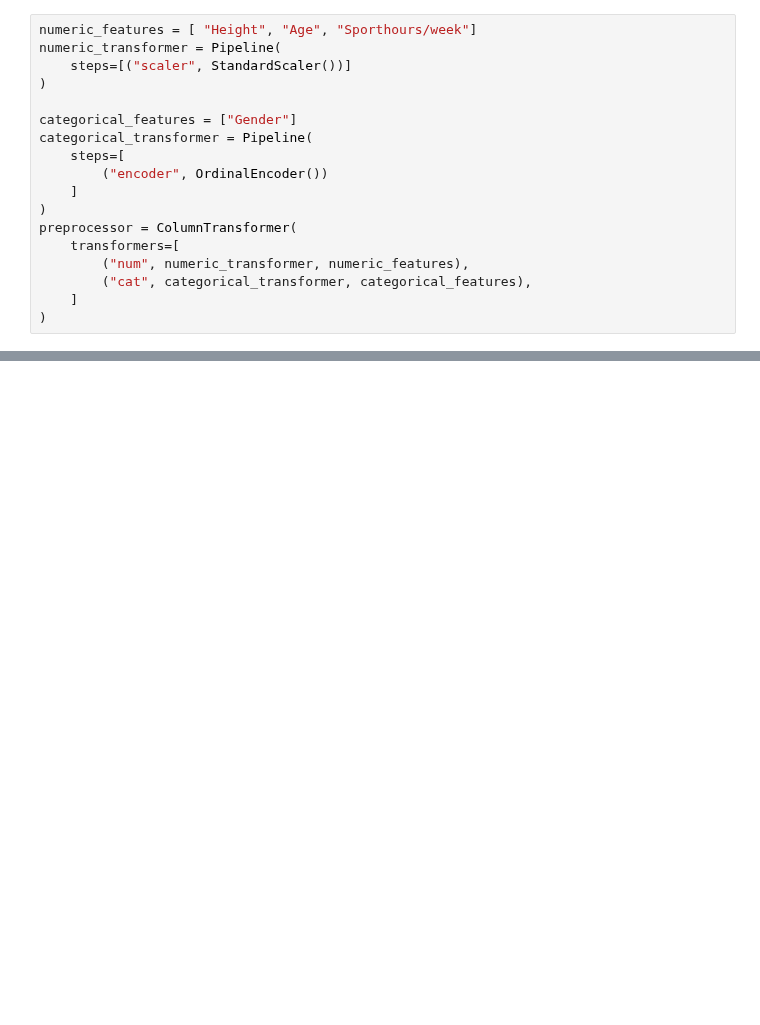
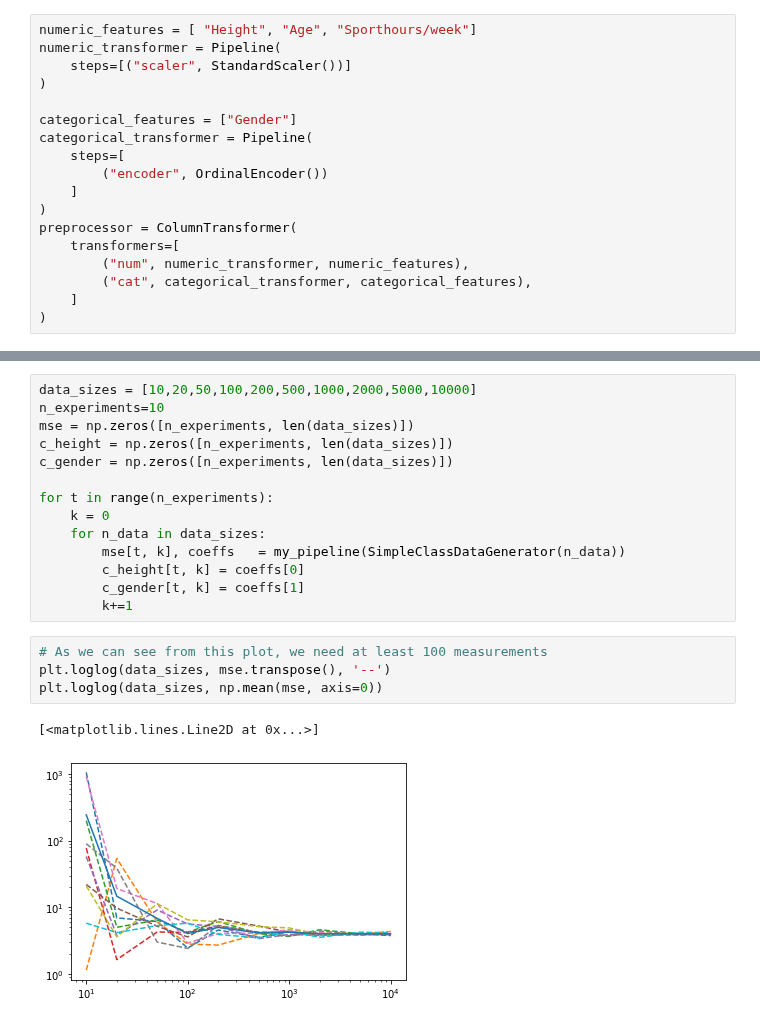
Before and after one commit to olethrosdc/machine-learning-neuch, a Jupyter notebook: BSc/src/Pipelines/Pipelines.ipynb, the cells around one changed output, grey strips where cells are left out. Cells and saved outputs as stored; diff of their text form; blank space fills up the shorter version.

```diff
--- a/BSc/src/Pipelines/Pipelines.ipynb
+++ b/BSc/src/Pipelines/Pipelines.ipynb
@@ -84,0 +168,21 @@ Pipeline(steps=[('preprocessor',
+# %%
+data_sizes = [10,20,50,100,200,500,1000,2000,5000,10000]
+n_experiments=10
+mse = np.zeros([n_experiments, len(data_sizes)])
+c_height = np.zeros([n_experiments, len(data_sizes)])
+c_gender = np.zeros([n_experiments, len(data_sizes)])
+
+for t in range(n_experiments):
+    k = 0
+    for n_data in data_sizes:
+        mse[t, k], coeffs   = my_pipeline(SimpleClassDataGenerator(n_data))
+        c_height[t, k] = coeffs[0]
+        c_gender[t, k] = coeffs[1]
+        k+=1
+# %%
+# As we can see from this plot, we need at least 100 measurements
+plt.loglog(data_sizes, mse.transpose(), '--')
+plt.loglog(data_sizes, np.mean(mse, axis=0))
+# %% [output]
+[<matplotlib.lines.Line2D at 0x...>]
+[figure, added]
```
Also changed, not shown: parts of 15 cells of this notebook, 2 other files.
